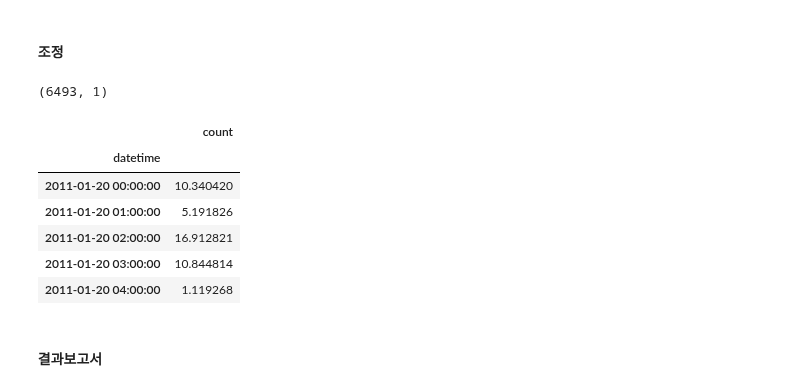
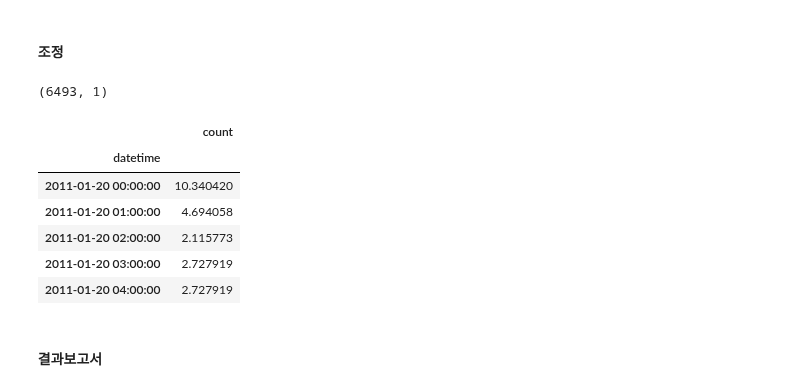
Before and after one commit to todagi/DataScience_with_Kaggle, a Jupyter notebook: Bike Sharing Demand/Bike Sharing Demand 03 - Machine Learning with scikit-learn.ipynb, the cells around one changed output. Drawn from its saved outputs; the diff is of its cells as text; code cells hidden in the pictures.

```diff
--- a/Bike Sharing Demand/Bike Sharing Demand 03 - Machine Learning with scikit-learn.ipynb
+++ b/Bike Sharing Demand/Bike Sharing Demand 03 - Machine Learning with scikit-learn.ipynb
@@ -207,18 +207,18 @@ test["11 pm"] = test["hour"] == 23
 #                   'year','hour', 'dayofweek']
 
 # feature_8 : 원핫인코딩 제외, 연, 월, 시, 요일별
-feature_names = [ 'holiday', 'workingday', 'temp', 'atemp',  'humidity', 'windspeed',
-                 'season','weather',
-                 'year','month', 'hour', ]
+# feature_names = [ 'holiday', 'workingday', 'temp', 'atemp',  'humidity', 'windspeed',
+#                  'season','weather',
+#                  'year','month', 'hour', ]
 
 # feature_9 : 해야 할 것
-# feature_names = ['holiday', 'workingday', 'temp', 'atemp', 'humidity', 'windspeed',
-#                  'year', 'month', 'hour',
-#                  'season','weather',
-#                  'mon', 'tue', 'wed', 'thu', 'fri', 'sat', 'sun',
-#                  '12 am', '1 am', '2 am', '3 am', '4 am', '5 am', '6 am', '7 am', '8 am', '9 am', '10 am', '11 am',
-#                  '12 pm', '1 pm', '2 pm', '3 pm', '4 pm', '5 pm', '6 pm', '7 pm', '8 pm', '9 pm', '10 pm', '11 pm',
-#                  ]
+feature_names = ['holiday', 'workingday', 'temp', 'atemp', 'humidity', 'windspeed',
+                 'year', 'month', 'hour',
+                 'season','weather',
+                 'mon', 'tue', 'wed', 'thu', 'fri', 'sat', 'sun',
+                 '12 am', '1 am', '2 am', '3 am', '4 am', '5 am', '6 am', '7 am', '8 am', '9 am', '10 am', '11 am',
+                 '12 pm', '1 pm', '2 pm', '3 pm', '4 pm', '5 pm', '6 pm', '7 pm', '8 pm', '9 pm', '10 pm', '11 pm',
+                 ]
 
 
 
@@ -627,26 +627,26 @@ DecisionTreeRegressor(criterion='mse', max_depth=None, max_features=None,
 # %%
 from sklearn.tree import DecisionTreeRegressor
 
 DT_model = DecisionTreeRegressor(max_features = 'auto', max_depth = 10,
                                  random_state = 70)
 DT_model.fit(x_train, y_train)
 predictions = DT_model.predict(x_test)
 predictions = np.expm1(predictions)
 submission = pd.read_csv("./bike/sampleSubmission.csv",  index_col= "datetime")
 submission['count'] = predictions
 
-submission.to_csv("DT_model3.csv")
+submission.to_csv("DT_model4.csv")
 print(submission.shape)
 submission.head()
 # %% [output]
 (6493, 1)
 |  | count |
 | datetime |  |
 | 2011-01-20 00:00:00 | 10.340420 |
-| 2011-01-20 01:00:00 | 5.191826 |
-| 2011-01-20 02:00:00 | 16.912821 |
-| 2011-01-20 03:00:00 | 10.844814 |
-| 2011-01-20 04:00:00 | 1.119268 |
+| 2011-01-20 01:00:00 | 4.694058 |
+| 2011-01-20 02:00:00 | 2.115773 |
+| 2011-01-20 03:00:00 | 2.727919 |
+| 2011-01-20 04:00:00 | 2.727919 |
 # %% [markdown]
 #### 결과보고서
 # %%
```
Also changed, not shown: parts of 5 cells of this notebook.
